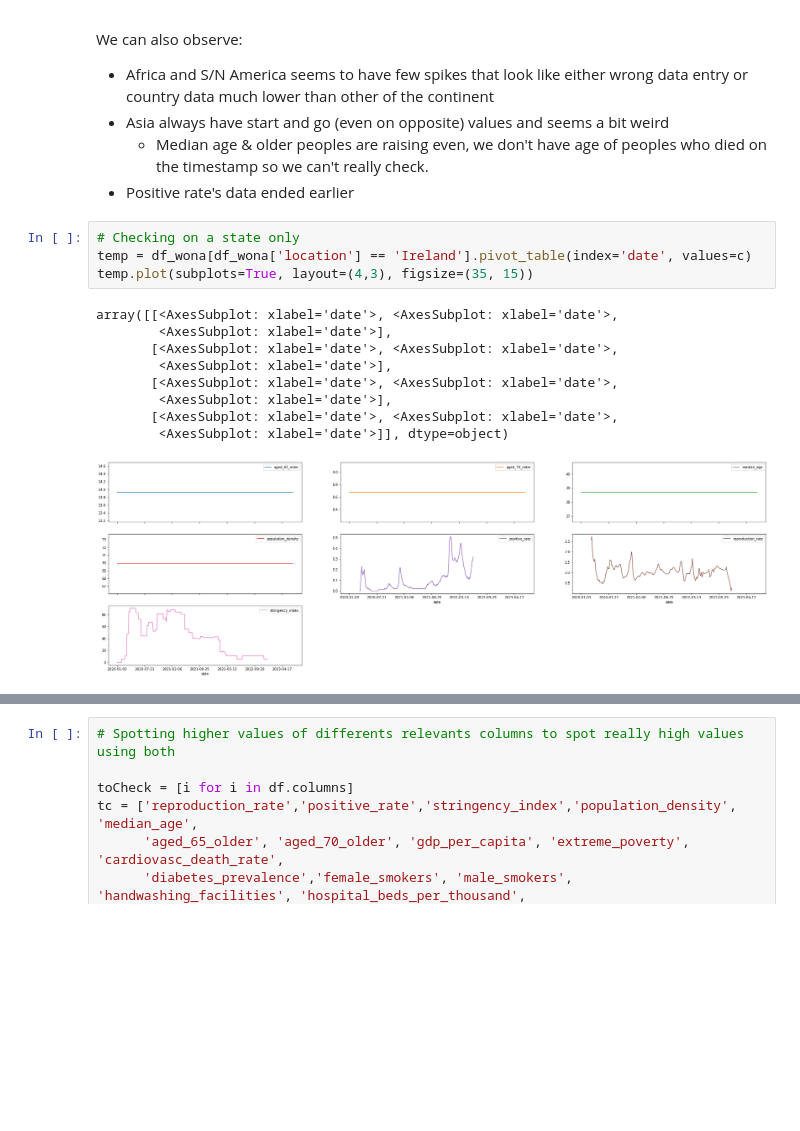
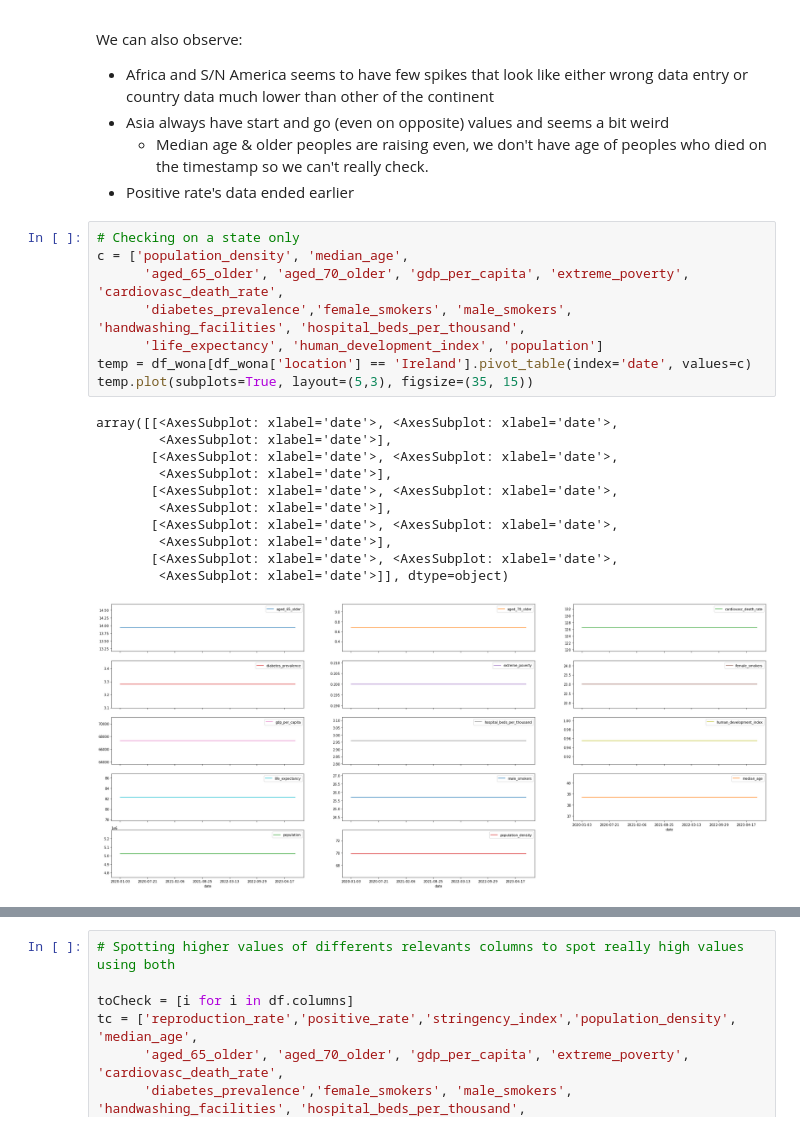
Before and after one commit to antoninchafiol/CoviEDA, a Jupyter notebook: notebook.ipynb, the cells around one changed output, grey strips where cells are left out. Drawn from its saved outputs; the diff is of its cells as text; blank space fills up the shorter version.

```diff
--- a/notebook.ipynb
+++ b/notebook.ipynb
@@ -283,15 +304,21 @@ We can also observe:
 - Positive rate's data ended earlier
 # %%
 # Checking on a state only
+c = ['population_density', 'median_age',
+      'aged_65_older', 'aged_70_older', 'gdp_per_capita', 'extreme_poverty', 'cardiovasc_death_rate',
+      'diabetes_prevalence','female_smokers', 'male_smokers', 'handwashing_facilities', 'hospital_beds_per_thousand',
+      'life_expectancy', 'human_development_index', 'population']
 temp = df_wona[df_wona['location'] == 'Ireland'].pivot_table(index='date', values=c)
-temp.plot(subplots=True, layout=(4,3), figsize=(35, 15))
+temp.plot(subplots=True, layout=(5,3), figsize=(35, 15))
 # %% [output]
 array([[<AxesSubplot: xlabel='date'>, <AxesSubplot: xlabel='date'>,
         <AxesSubplot: xlabel='date'>],
        [<AxesSubplot: xlabel='date'>, <AxesSubplot: xlabel='date'>,
         <AxesSubplot: xlabel='date'>],
        [<AxesSubplot: xlabel='date'>, <AxesSubplot: xlabel='date'>,
         <AxesSubplot: xlabel='date'>],
        [<AxesSubplot: xlabel='date'>, <AxesSubplot: xlabel='date'>,
+        <AxesSubplot: xlabel='date'>],
+       [<AxesSubplot: xlabel='date'>, <AxesSubplot: xlabel='date'>,
         <AxesSubplot: xlabel='date'>]], dtype=object)
-[figure, old version]
+[figure, new version]
```
Also changed, not shown: parts of 7 cells of this notebook.
